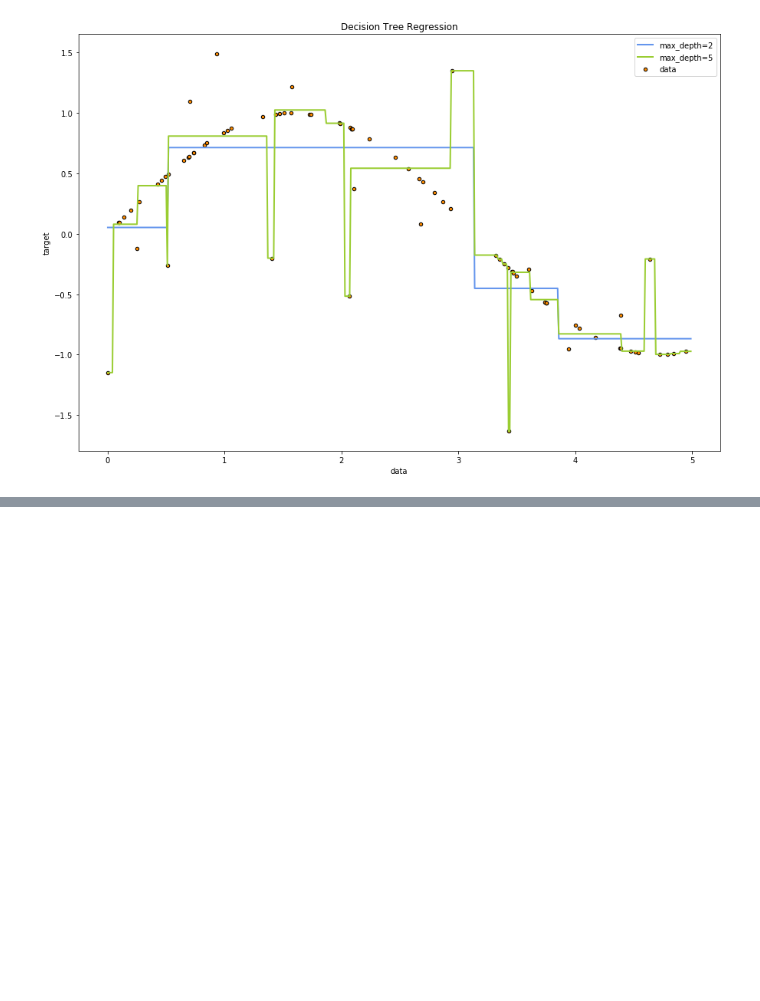
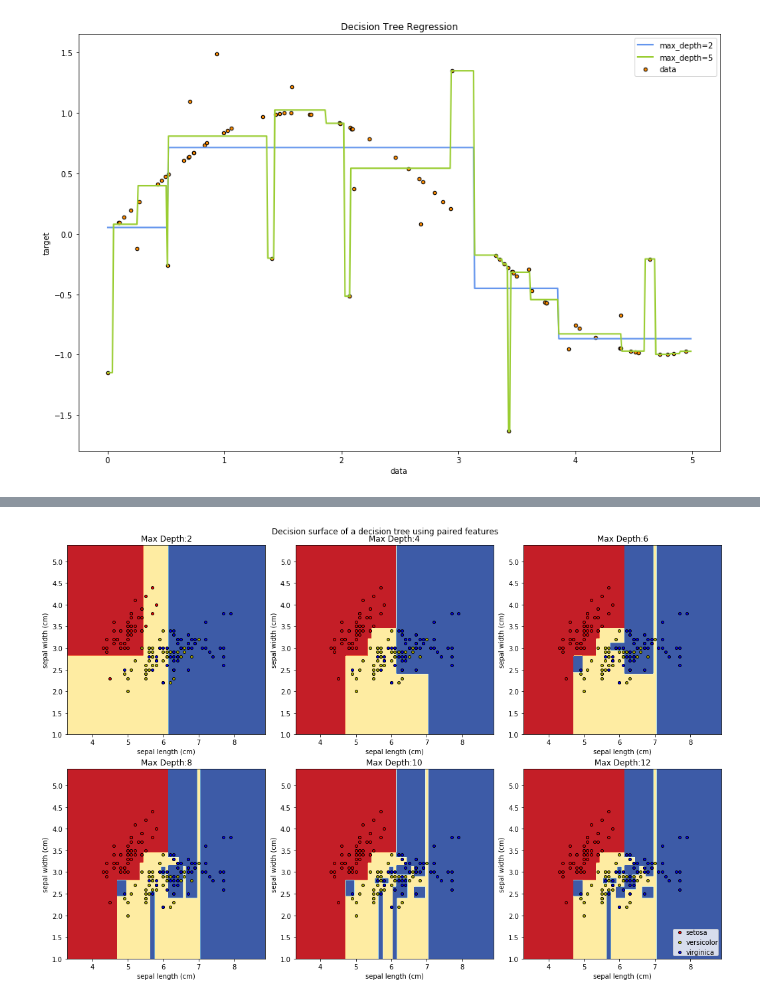
Before and after one commit to jordanott/DataScience, a Jupyter notebook: Notebooks/Decision Trees.ipynb, the cells around one changed output, grey strips where cells are left out. Saved outputs shown, nothing was run; the diff lists cells and outputs as text; code cells hidden in the pictures; blank space fills up the shorter version.

```diff
--- a/Notebooks/Decision Trees.ipynb
+++ b/Notebooks/Decision Trees.ipynb
@@ -119,0 +212,14 @@ plt.show()
+# %%
+fig = plt.figure(figsize=(15,10))
+for pairidx, max_depth in enumerate(np.arange(2,13,2)):
+    # Train
+    clf = tree.DecisionTreeClassifier(max_depth=max_depth).fit(X, y)
+
+    helper.display_classification_boundary(clf,pairidx,'Max Depth:'+str(max_depth),iris,X,y)
+
+plt.suptitle("Decision surface of a decision tree using paired features")
+plt.legend(loc='lower right', borderpad=0, handletextpad=0)
+plt.axis("tight")
+plt.show()
+# %% [output]
+[figure, added]
```
Also changed, not shown: parts of 26 cells of this notebook, 6 other files.
